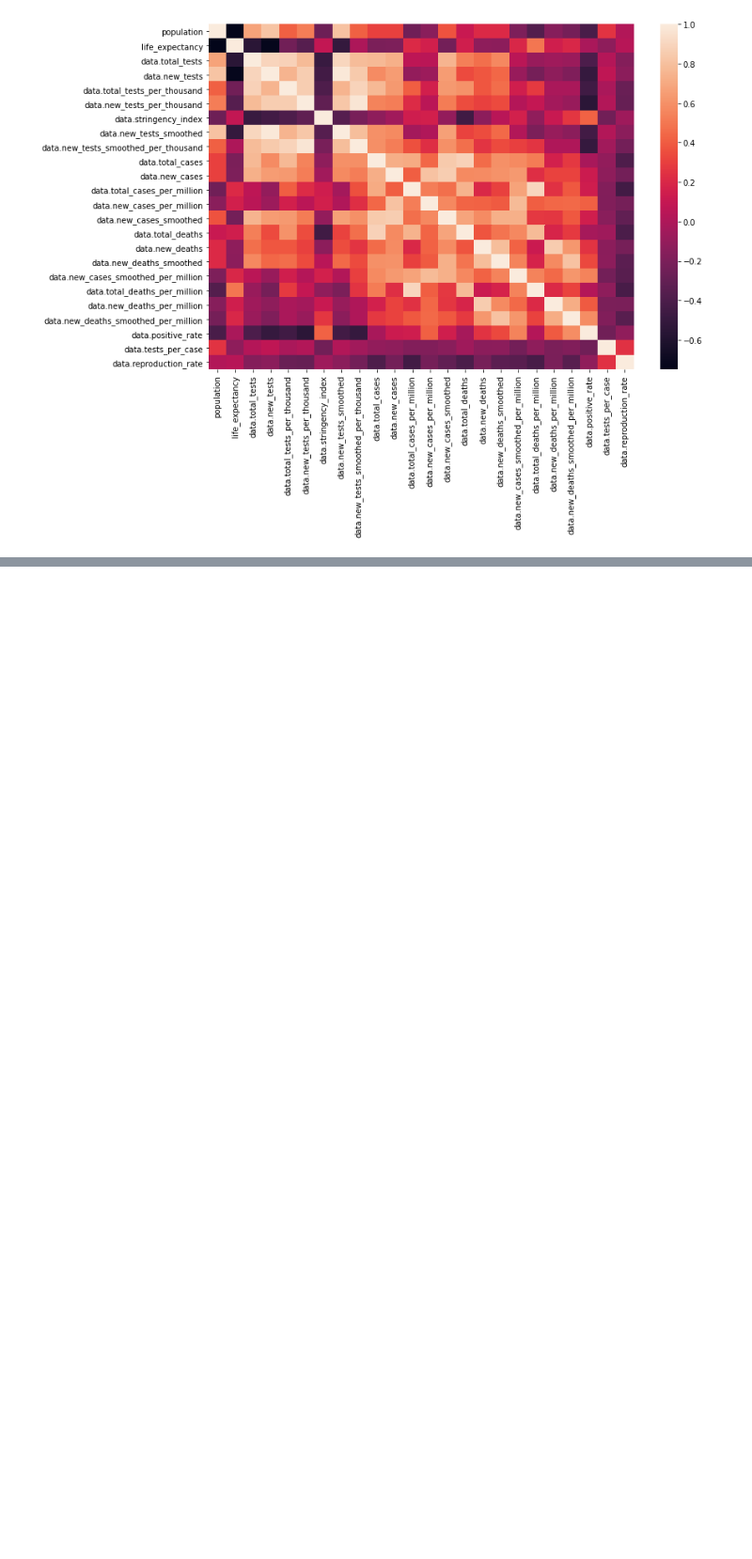
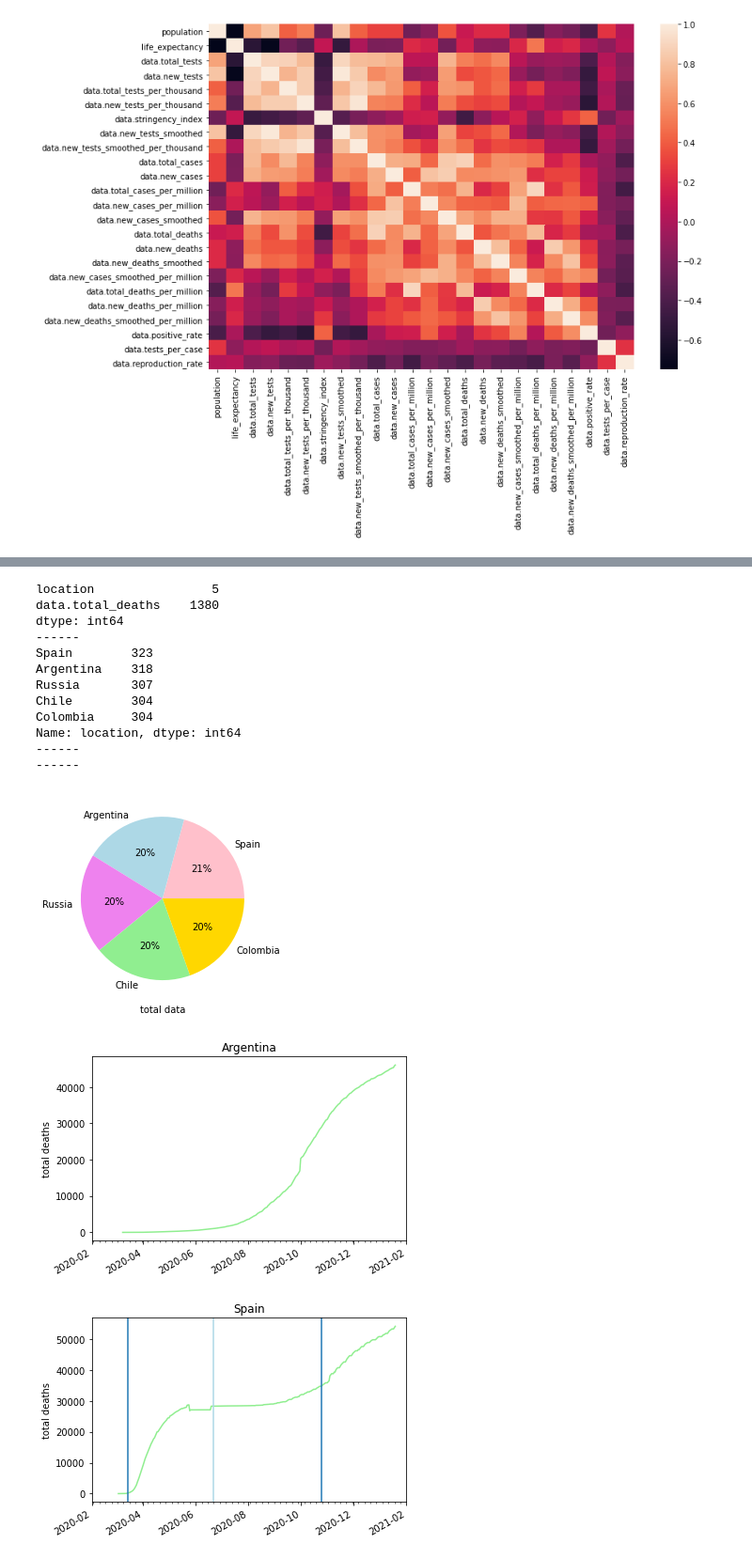
Before and after one commit to EDA-COVID/Proyecto_equipo, a Jupyter notebook: src/main.ipynb, the cells around one changed output, grey strips where cells are left out. Shown at 94% size. Saved outputs shown, nothing was run; the diff lists cells and outputs as text; code cells hidden in the pictures; blank space fills up the shorter version.

```diff
--- a/src/main.ipynb
+++ b/src/main.ipynb
@@ -241,0 +323,18 @@ dtype: int64
+# %%
+plot_clean_columns(df_name=covid, df_column='data.total_deaths', y_label='total deaths')
+# %% [output]
+location                5
+data.total_deaths    1380
+dtype: int64
+------
+Spain        323
+Argentina    318
+Russia       307
+Chile        304
+Colombia     304
+Name: location, dtype: int64
+------
+------
+[figure, added]
+[figure, added]
+[figure, added]
```
Also changed, not shown: parts of 14 cells of this notebook, 2 other files.
